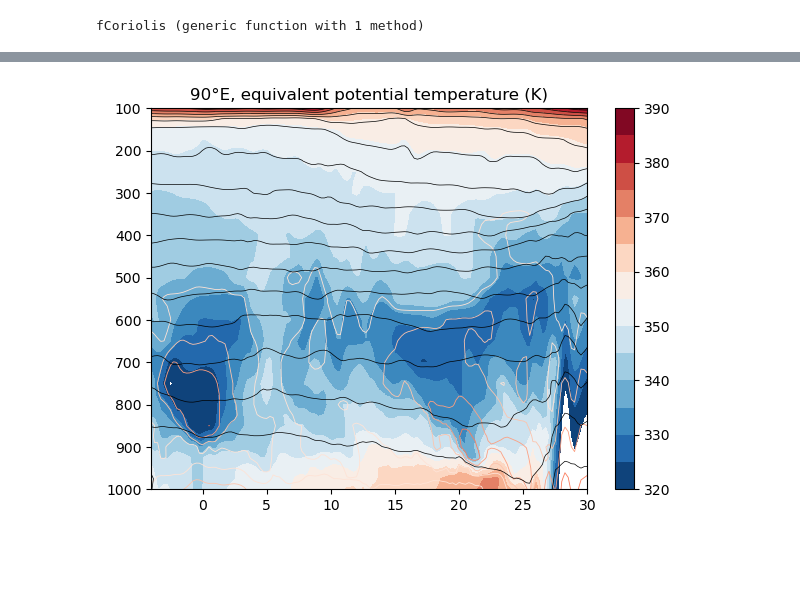
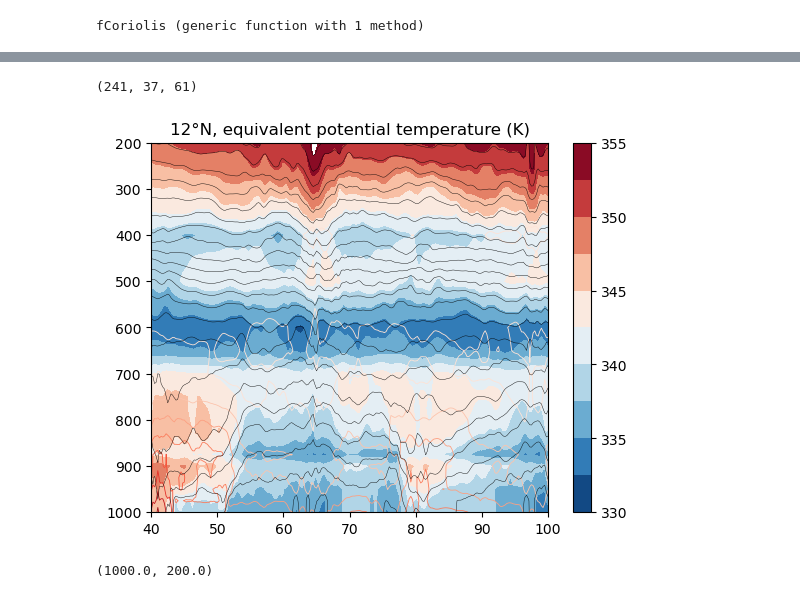
Before and after one commit to deszoeke/ASTRAL-era5, a Jupyter notebook: src/plot_12n.ipynb, the cells around one changed output, grey strips where cells are left out. Cells and saved outputs as stored; diff of their text form; code cells hidden in the pictures; blank space fills up the shorter version.

```diff
--- a/src/plot_12n.ipynb
+++ b/src/plot_12n.ipynb
@@ -376,25 +374,34 @@ gcf()
+# %%
+# equivalent potential temperatures
+equiv_pot_temp(p, t, q) = Thermo.theta_equiv.(t,pd(p),max.(0.0,q))
+sat_equiv_pot_temp(p,t) =  Thermo.theta_equiv_sat.(t,pd(p))
+
+θe = equiv_pot_temp(ds[:level][:], ds[:t][:,1,:,:], ds[:q][1,:,:,:])
+θes = sat_equiv_pot_temp(ds[:level][:], ds[:t][:,1,:,:])
+dlnθedlnp = ∂lnp( log.(θe) ) # banded
+dlnθesdlnp = ∂lnp( log.(θes) )
+size(θe)
+# %% [output]
+(241, 37, 61)
 # %%
-# equivalent potential temperatures
-θe = let p = ds[:level][:], t = ds[:t][1,:,:,:], q = ds[:q][1,:,:,:]
-    Thermo.theta_equiv.(t,pd(p),max.(0.0,q))
-end
-θes = let p = ds[:level][:], t = ds[:t][1,:,:,:]
-    Thermo.theta_equiv_sat.(t,pd(p))
-end
+# plot equivalent potential temperature and potential temperature
 
-dlnθedlnp = ∂lnp( log.(θe) )
+dtx = DateTime(2023,6,6)
+it = findfirst(dt -> dt>=dtx, ds[:time][:] )
 
 clf()
-contourf(ds[:latitude][:], ds[:level][:], pd(θe[:,:,it]),
-    cmap=ColorMap("RdBu_r"), levels=320:5:390)
+contourf(ds[:longitude][:], ds[:level][:], pd(θe[:,:,it]),
+    cmap=ColorMap("RdBu_r"), levels=330:2.5:355)
 colorbar()
-contour(ds[:latitude][:], ds[:level][:], pd(θes[:,:,it]-θe[:,:,it]),
+contour(ds[:longitude][:], ds[:level][:], pd(θes[:,:,it]-θe[:,:,it]),
     cmap=ColorMap("Reds"), linewidths=0.6, levels=0:10:90)
-contour(ds[:latitude][:], ds[:level][:],
-    pd(Thermo.theta.(ds[:t][1,:,:,it],pd(ds[:level][:]))),
-    colors="k", linewidths=0.5, levels=280:5:420)
+contour(ds[:longitude][:], ds[:level][:],
+    pd(Thermo.theta.(ds[:t][:,1,:,it],pd(ds[:level][:]))),
+    colors="k", linewidths=0.3, levels=280:2.5:420)
 ylim([1000, 100])
-title("$(lon)°E, equivalent potential temperature (K)")
-gcf()
+title("$(lat)°N, equivalent potential temperature (K)")
+ylim([1000,200])
+# gcf()
 # %% [output]
-[figure, old version]
+[figure, new version]
+(1000.0, 200.0)
```
Also changed, not shown: parts of 21 cells of this notebook, 1 other file.
